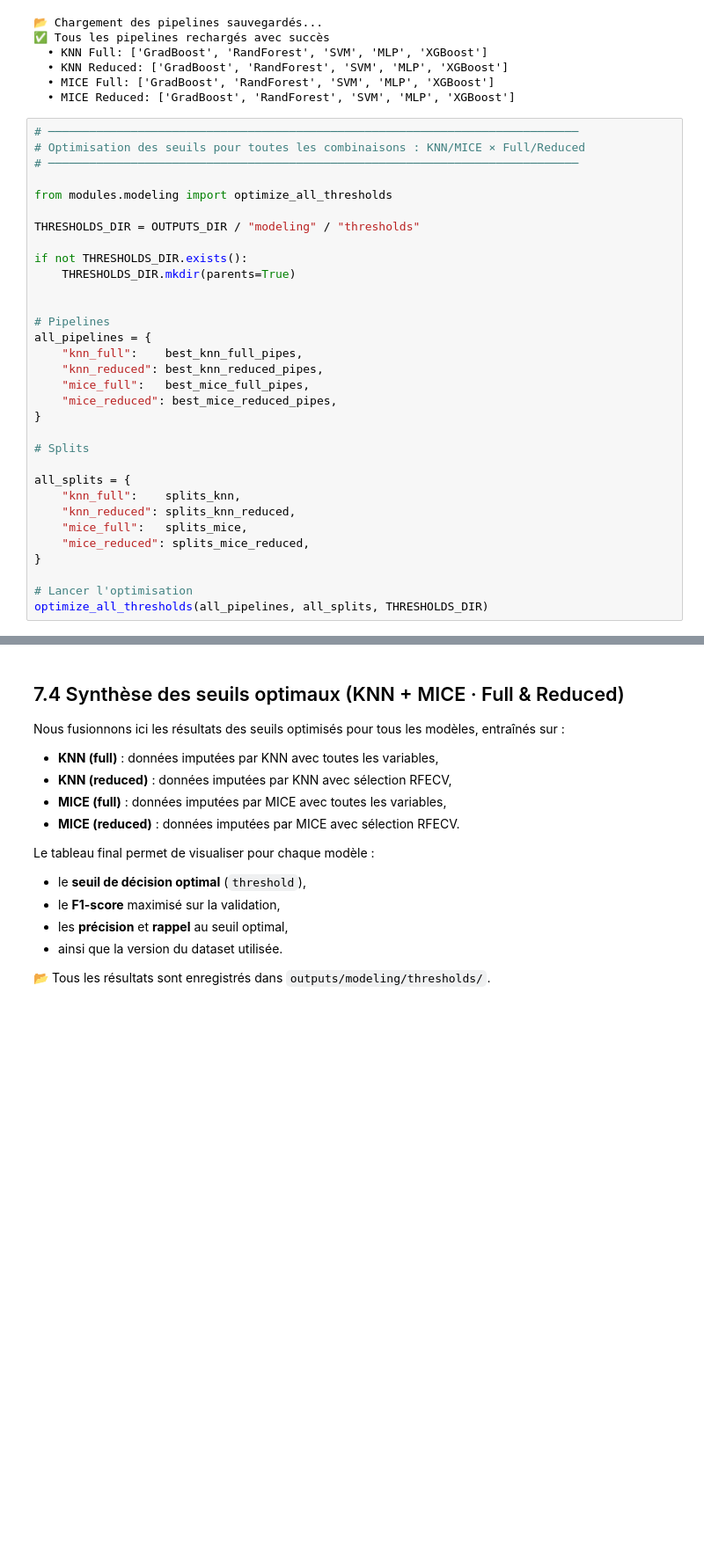
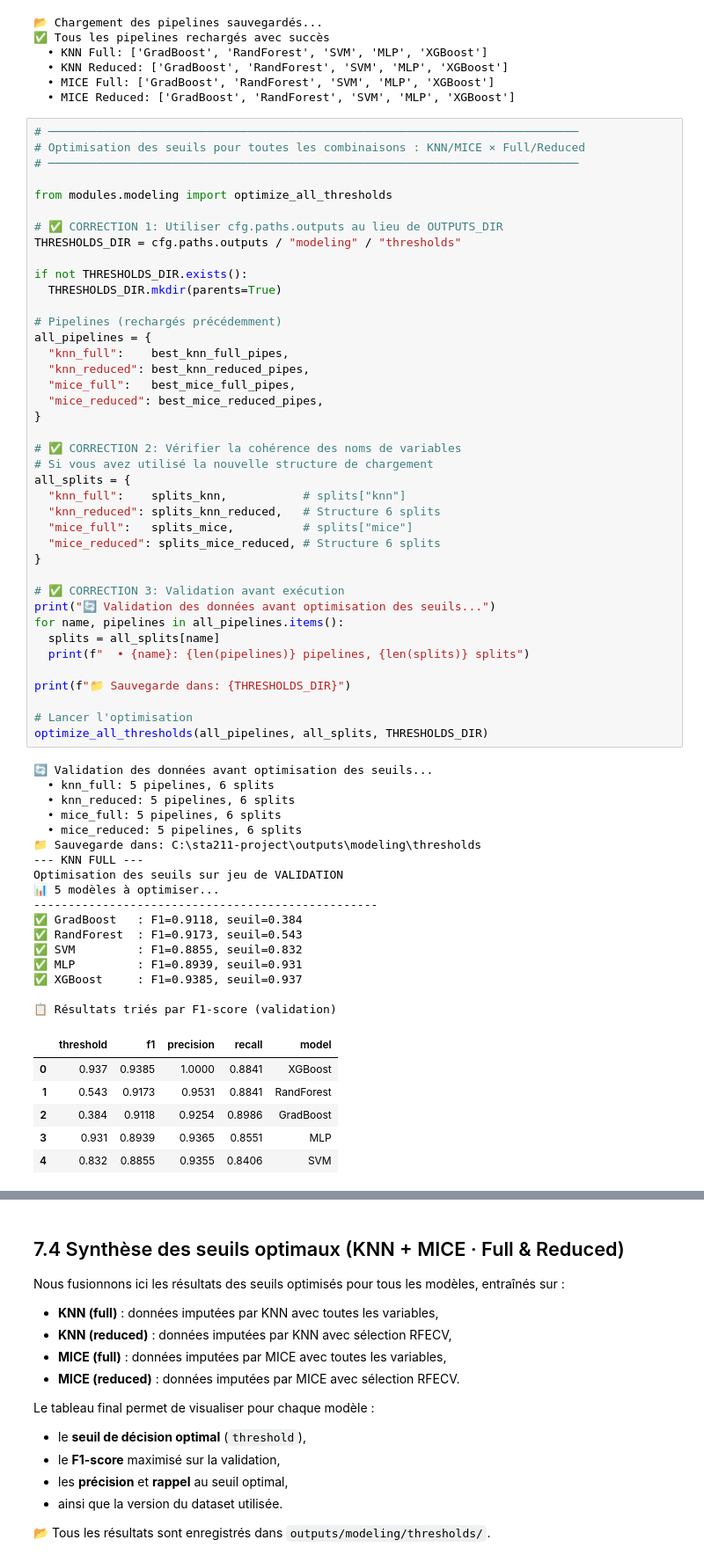
Before and after one commit to Abdoullatuf/sta211-project, a Jupyter notebook: notebooks/02_Modelisation_et_Optimisation.ipynb, the cells around one changed output, grey strips where cells are left out. Shown at 88% size. Saved outputs shown, nothing was run; the diff lists cells and outputs as text; blank space fills up the shorter version.

Commit message:
mis à jour du notebook 02 jusqu'à  Optimisation des seuils pour toutes les combinaisons

```diff
--- a/notebooks/02_Modelisation_et_Optimisation.ipynb
+++ b/notebooks/02_Modelisation_et_Optimisation.ipynb
@@ -1716,32 +1716,64 @@ print(f"  • MICE Reduced: {list(best_mice_reduced_pipes.keys())}")
 # %%
 # ─────────────────────────────────────────────────────────────────────────────
 # Optimisation des seuils pour toutes les combinaisons : KNN/MICE × Full/Reduced
 # ─────────────────────────────────────────────────────────────────────────────
 
 from modules.modeling import optimize_all_thresholds
 
-THRESHOLDS_DIR = OUTPUTS_DIR / "modeling" / "thresholds"
+# ✅ CORRECTION 1: Utiliser cfg.paths.outputs au lieu de OUTPUTS_DIR
+THRESHOLDS_DIR = cfg.paths.outputs / "modeling" / "thresholds"
 
 if not THRESHOLDS_DIR.exists():
-    THRESHOLDS_DIR.mkdir(parents=True)
+  THRESHOLDS_DIR.mkdir(parents=True)
 
-
-# Pipelines
+# Pipelines (rechargés précédemment)
 all_pipelines = {
-    "knn_full":    best_knn_full_pipes,
-    "knn_reduced": best_knn_reduced_pipes,
-    "mice_full":   best_mice_full_pipes,
-    "mice_reduced": best_mice_reduced_pipes,
+  "knn_full":    best_knn_full_pipes,
+  "knn_reduced": best_knn_reduced_pipes,
+  "mice_full":   best_mice_full_pipes,
+  "mice_reduced": best_mice_reduced_pipes,
 }
 
-# Splits
+# ✅ CORRECTION 2: Vérifier la cohérence des noms de variables
+# Si vous avez utilisé la nouvelle structure de chargement
+all_splits = {
+  "knn_full":    splits_knn,           # splits["knn"]
+  "knn_reduced": splits_knn_reduced,   # Structure 6 splits
+  "mice_full":   splits_mice,          # splits["mice"]
+  "mice_reduced": splits_mice_reduced, # Structure 6 splits
+}
 
-all_splits = {
-    "knn_full":    splits_knn,
-    "knn_reduced": splits_knn_reduced,
-    "mice_full":   splits_mice,
-    "mice_reduced": splits_mice_reduced,
-}
+# ✅ CORRECTION 3: Validation avant exécution
+print("🔄 Validation des données avant optimisation des seuils...")
+for name, pipelines in all_pipelines.items():
+  splits = all_splits[name]
+  print(f"  • {name}: {len(pipelines)} pipelines, {len(splits)} splits")
+
+print(f"📁 Sauvegarde dans: {THRESHOLDS_DIR}")
 
 # Lancer l'optimisation
 optimize_all_thresholds(all_pipelines, all_splits, THRESHOLDS_DIR)
+# %% [output]
+🔄 Validation des données avant optimisation des seuils...
+  • knn_full: 5 pipelines, 6 splits
+  • knn_reduced: 5 pipelines, 6 splits
+  • mice_full: 5 pipelines, 6 splits
+  • mice_reduced: 5 pipelines, 6 splits
+📁 Sauvegarde dans: C:\sta211-project\outputs\modeling\thresholds
+--- KNN FULL ---
+Optimisation des seuils sur jeu de VALIDATION
+📊 5 modèles à optimiser...
+--------------------------------------------------
+✅ GradBoost   : F1=0.9118, seuil=0.384
+✅ RandForest  : F1=0.9173, seuil=0.543
+✅ SVM         : F1=0.8855, seuil=0.832
+✅ MLP         : F1=0.8939, seuil=0.931
+✅ XGBoost     : F1=0.9385, seuil=0.937
+
+📋 Résultats triés par F1-score (validation)
+|  | threshold | f1 | precision | recall | model |
+| 0 | 0.937 | 0.9385 | 1.0000 | 0.8841 | XGBoost |
+| 1 | 0.543 | 0.9173 | 0.9531 | 0.8841 | RandForest |
+| 2 | 0.384 | 0.9118 | 0.9254 | 0.8986 | GradBoost |
+| 3 | 0.931 | 0.8939 | 0.9365 | 0.8551 | MLP |
+| 4 | 0.832 | 0.8855 | 0.9355 | 0.8406 | SVM |
```
Also changed, not shown: parts of 1 cell of this notebook, 1 other file.
